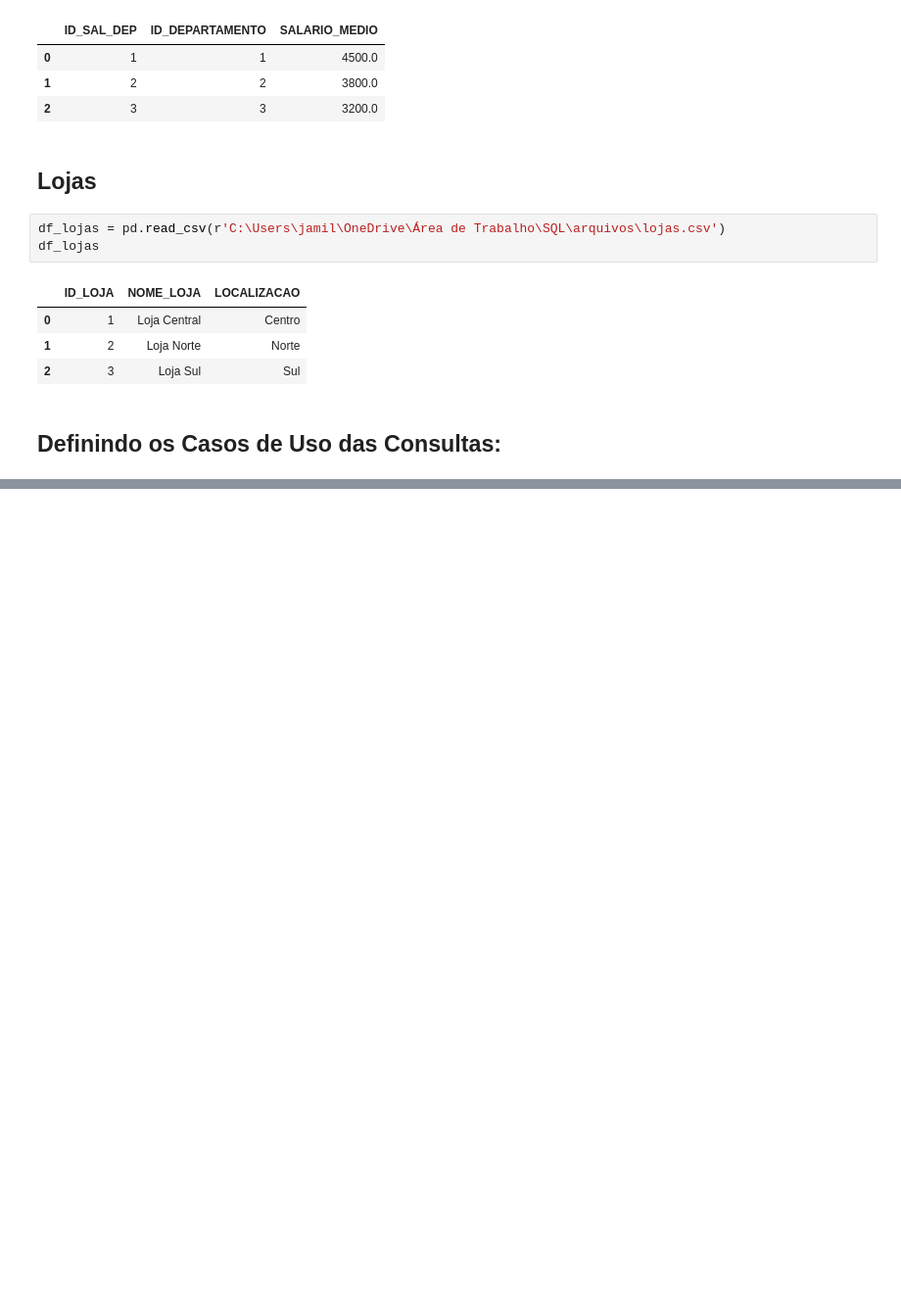
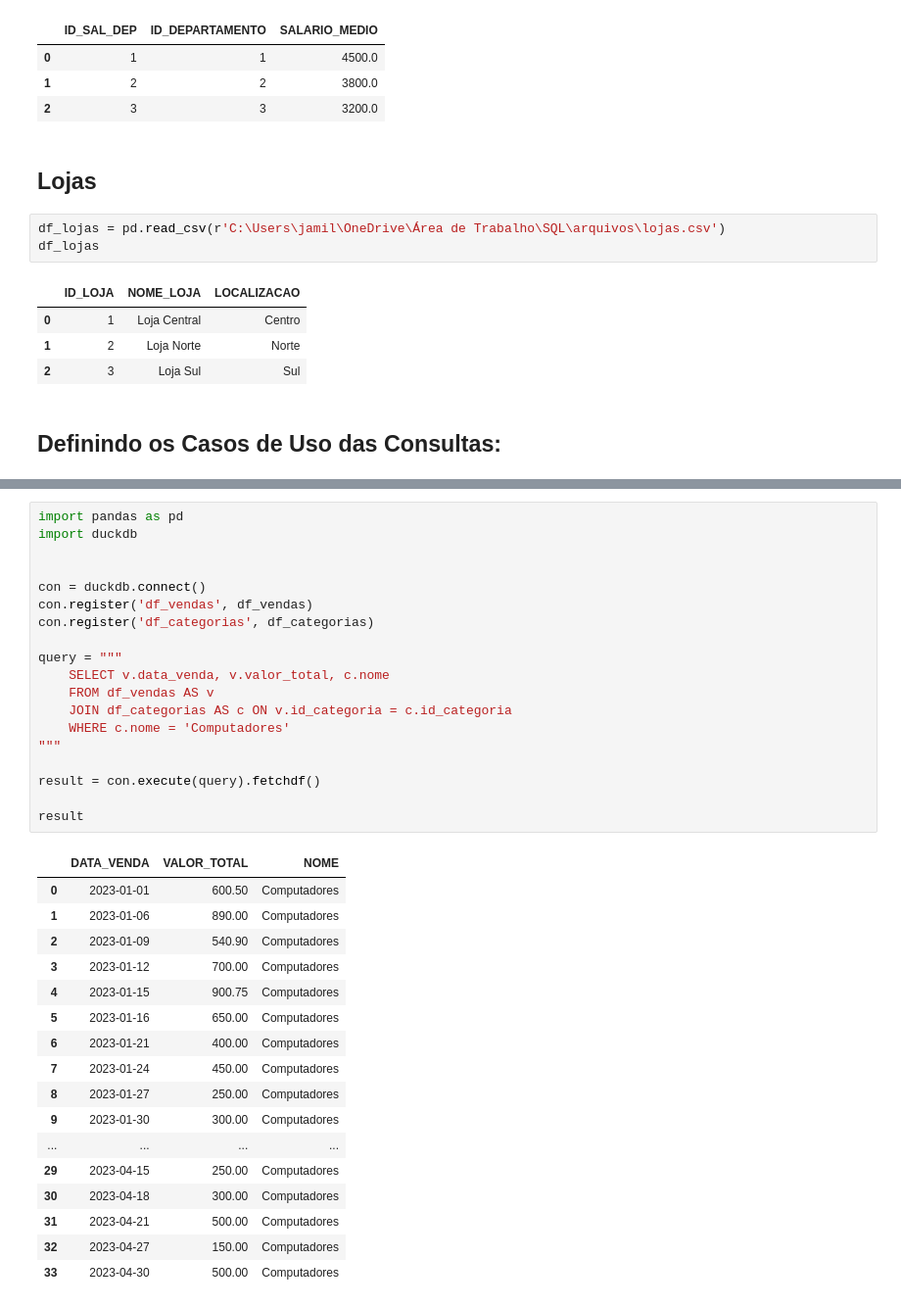
Before and after one commit to devjamilson/EstudandoSQL, a Jupyter notebook: BaseSQL.ipynb, the cells around one changed output, grey strips where cells are left out. Shown: that part at 98% size. Saved outputs shown, nothing was run; the diff lists cells and outputs as text; blank space fills up the shorter version.

Commit message:
Consultas SQL no duckdb

```diff
--- a/BaseSQL.ipynb
+++ b/BaseSQL.ipynb
@@ -111,0 +131,37 @@ print(result)
+# %%
+import pandas as pd
+import duckdb
+
+
+con = duckdb.connect()
+con.register('df_vendas', df_vendas)
+con.register('df_categorias', df_categorias)
+
+query = """
+    SELECT v.data_venda, v.valor_total, c.nome
+    FROM df_vendas AS v
+    JOIN df_categorias AS c ON v.id_categoria = c.id_categoria
+    WHERE c.nome = 'Computadores'
+"""
+
+result = con.execute(query).fetchdf()
+
+result
+# %% [output]
+|  | DATA_VENDA | VALOR_TOTAL | NOME |
+| 0 | 2023-01-01 | 600.50 | Computadores |
+| 1 | 2023-01-06 | 890.00 | Computadores |
+| 2 | 2023-01-09 | 540.90 | Computadores |
+| 3 | 2023-01-12 | 700.00 | Computadores |
+| 4 | 2023-01-15 | 900.75 | Computadores |
+| 5 | 2023-01-16 | 650.00 | Computadores |
+| 6 | 2023-01-21 | 400.00 | Computadores |
+| 7 | 2023-01-24 | 450.00 | Computadores |
+| 8 | 2023-01-27 | 250.00 | Computadores |
+| 9 | 2023-01-30 | 300.00 | Computadores |
+| ... | ... | ... | ... |
+| 29 | 2023-04-15 | 250.00 | Computadores |
+| 30 | 2023-04-18 | 300.00 | Computadores |
+| 31 | 2023-04-21 | 500.00 | Computadores |
+| 32 | 2023-04-27 | 150.00 | Computadores |
+| 33 | 2023-04-30 | 500.00 | Computadores |
```
Also changed, not shown: parts of 5 cells of this notebook, 1 other file.
